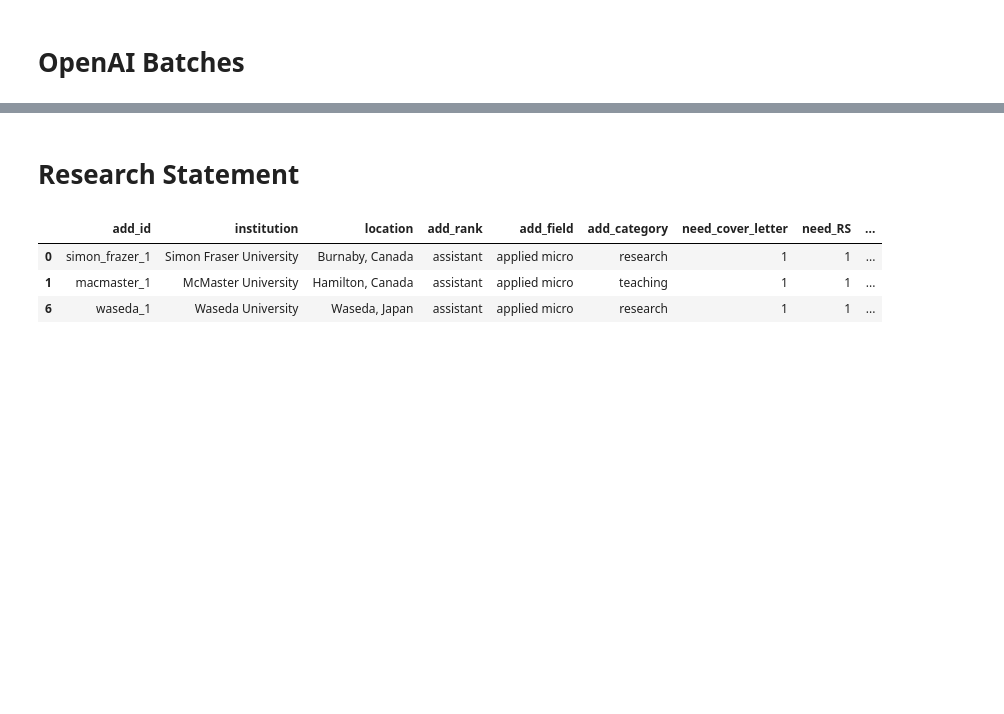
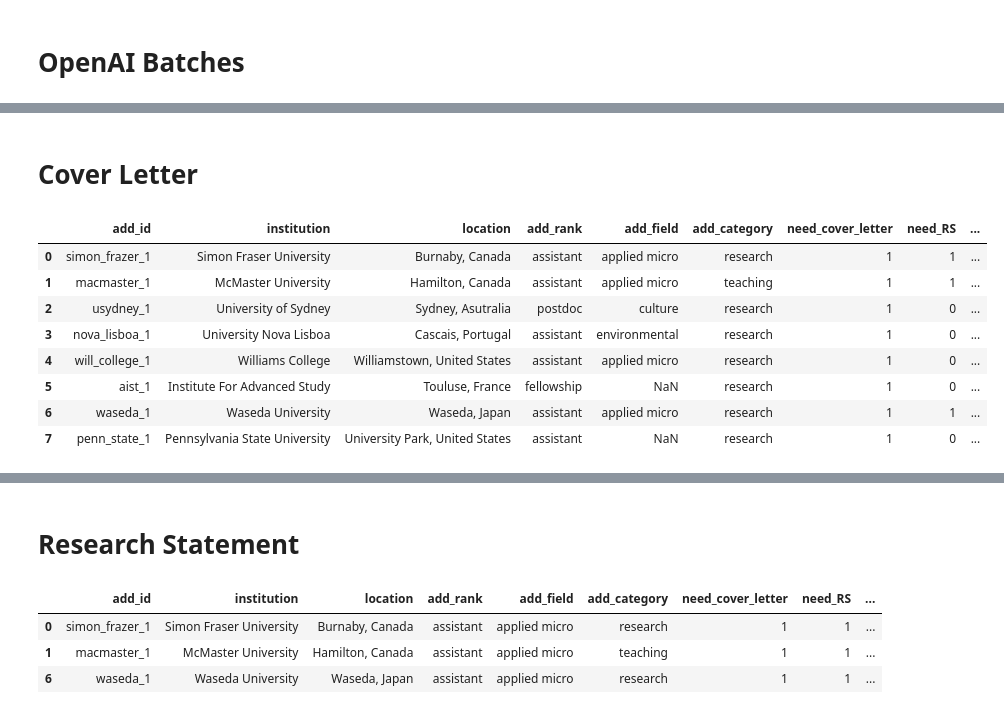
Before and after one commit to jjgecon/EconJM_auto_doc_gen, a Jupyter notebook: automatization/personalize_docs.ipynb, the cells around one changed output, grey strips where cells are left out. Drawn from its saved outputs; the diff is of its cells as text; code cells hidden in the pictures; blank space fills up the shorter version.

```diff
--- a/automatization/personalize_docs.ipynb
+++ b/automatization/personalize_docs.ipynb
@@ -62,10 +62,20 @@ summary_excel
 - Teaching Statement Template
 # %%
 # Research Statement template
-with open(path_templates / "base_text/reseearch_statement.txt", "r") as f:
+with open(path_templates / "base_text/research_statement.txt", "r") as f:
     lines = f.readlines()
 
 RA_TEMPLATE = " ".join(lines)
+
+with open(path_templates / "base_text/teaching_statement.txt", "r") as f:
+    lines = f.readlines()
+
+TA_TEMPLATE = " ".join(lines)
+
+with open(path_templates / "base_text/cover_letter.txt", "r") as f:
+    lines = f.readlines()
+
+CL_TEMPLATE = " ".join(lines)
 # %% [markdown]
 # Figure out what docs are needed to generate
 # %%
@@ -213,0 +231,15 @@ Completed batches:
+# %% [markdown]
+# Cover Letter
+# %%
+gen_aux = to_generate_df[to_generate_df.need_cover_letter == 1].copy()
+gen_aux
+# %% [output]
+|  | add_id | institution | location | add_rank | add_field | add_category | need_cover_letter | need_RS | ... |
+| 0 | simon_frazer_1 | Simon Fraser University | Burnaby, Canada | assistant | applied micro | research | 1 | 1 | ... |
+| 1 | macmaster_1 | McMaster University | Hamilton, Canada | assistant | applied micro | teaching | 1 | 1 | ... |
+| 2 | usydney_1 | University of Sydney | Sydney, Asutralia | postdoc | culture | research | 1 | 0 | ... |
+| 3 | nova_lisboa_1 | University Nova Lisboa | Cascais, Portugal | assistant | environmental | research | 1 | 0 | ... |
+| 4 | will_college_1 | Williams College | Williamstown, United States | assistant | applied micro | research | 1 | 0 | ... |
+| 5 | aist_1 | Institute For Advanced Study | Touluse, France | fellowship | NaN | research | 1 | 0 | ... |
+| 6 | waseda_1 | Waseda University | Waseda, Japan | assistant | applied micro | research | 1 | 1 | ... |
+| 7 | penn_state_1 | Pennsylvania State University | University Park, United States | assistant | NaN | research | 1 | 0 | ... |
```
Also changed, not shown: parts of 24 cells of this notebook, 43 other files.
